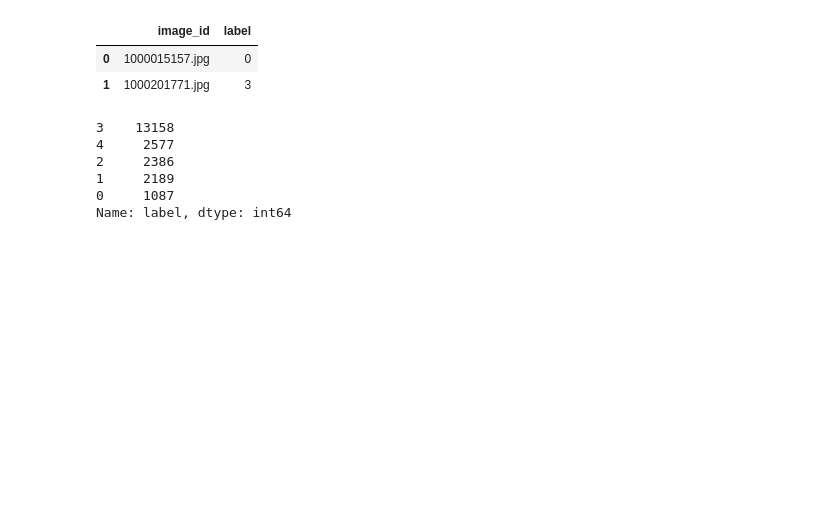
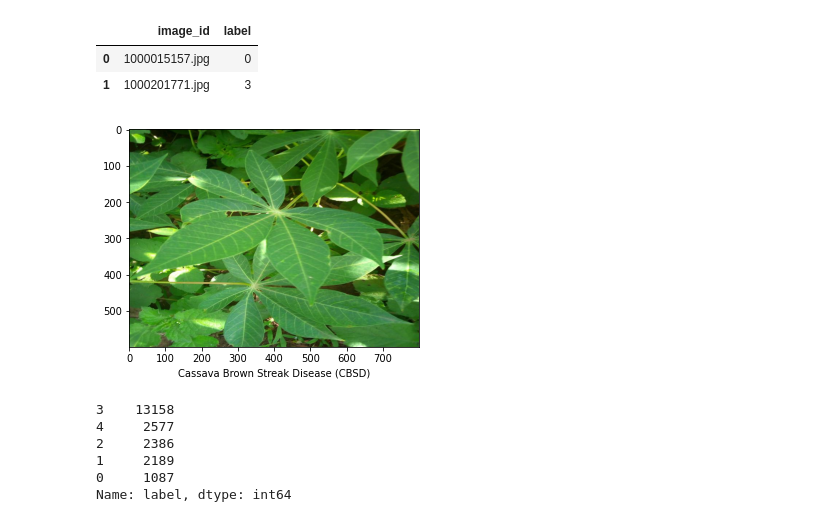
Before and after one commit to Rizialdi/Classification, a Jupyter notebook: notebooks/exploration.ipynb, the cells around one changed output. Saved outputs shown, nothing was run; the diff lists cells and outputs as text; code cells hidden in the pictures; blank space fills up the shorter version.

```diff
--- a/notebooks/exploration.ipynb
+++ b/notebooks/exploration.ipynb
@@ -20,15 +20,17 @@ json_mapping = {"0": "Cassava Bacterial Blight (CBB)", "1": "Cassava Brown Strea
 # %%
 images_array = [x for x in os.listdir(f'{PATH}/train_images')]
 
 def imshow(position: int):
     image_id, category = train_set.iloc[position]
     label = json_mapping.get(f"{category}")
     image_path = f'{PATH}/train_images/{image_id}'
     img = mpimg.imread(image_path)
     plt.xlabel(label)
     plt.imshow(img)
 
-imshow(1)
+imshow(2)
+# %% [output]
+[figure, added]
 # %%
 # the dataset is skewed towards label 3
 train_set.label.value_counts()
```
Also changed, not shown: parts of 10 cells of this notebook, 6 other files.
